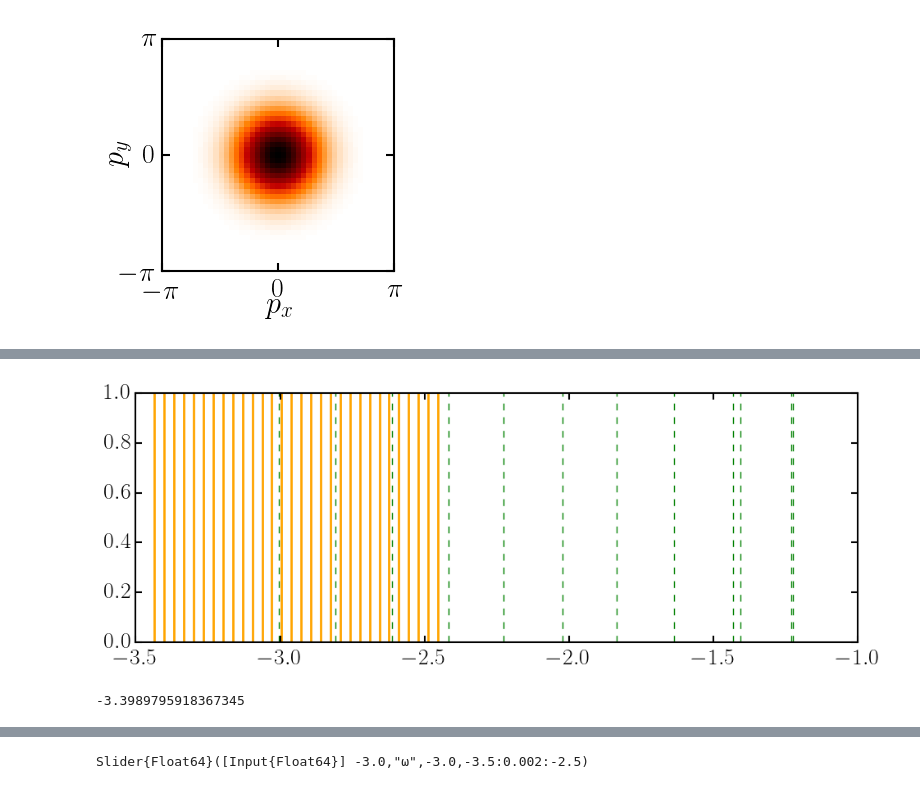
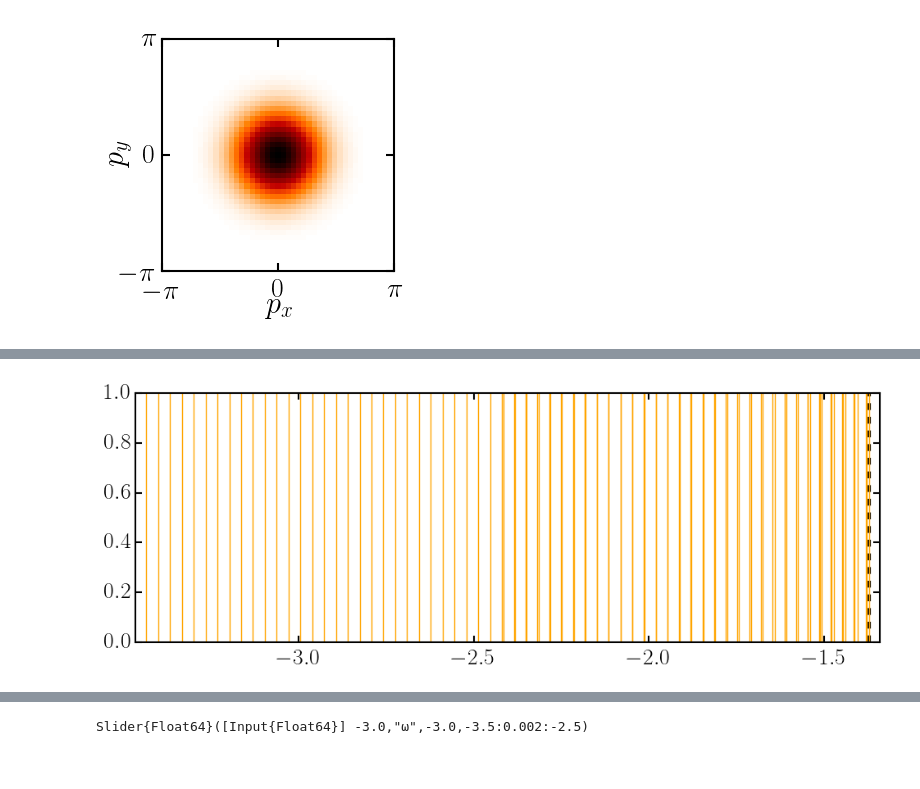
Before and after one commit to berceanu/topo-photon, a Jupyter notebook: anc/exploratory.ipynb, the cells around one changed output, grey strips where cells are left out. Cells and saved outputs as stored; diff of their text form; code cells hidden in the pictures.

```diff
--- a/anc/exploratory.ipynb
+++ b/anc/exploratory.ipynb
@@ -135,0 +99,2 @@ vert11 = real(eigs(M, nev=12, which=:SR, ritzvec=false)[1]);
+# %%
+exdef = BP.ExactStates(100, :symmetric);
@@ -136,21 +103,16 @@ vert11 = real(eigs(M, nev=12, which=:SR, ritzvec=false)[1]);
 # %%
-f, ax = plt.subplots(figsize=(10, 4))
+#f, ax = plt.subplots(figsize=(10, 4))
 
-for ω in vert45
-    ax[:axvline](x = ω, color="orange", linewidth="2")
-end
+#for ω in exdef.νs
+#    ax[:axvline](x = ω, color="orange", linewidth="2")
+#end
 
-for ω in vert11
-    ax[:axvline](x = ω, color="green", ls="dashed")
-end
+#for ω in exexp.νs
+#    ax[:axvline](x = ω, color="green", ls="dashed")
+#end
 
-#ax[:set_xlim](-3.5,-3)
+#ax[:set_xlim](-3.5,-1.5)
 
-
-plt.close(f)
+#plt.close(f)
-# %% [output]
-[figure, removed]
-# %%
-sp.νs[100]
-# %% [output]
--3.3989795918367345
+# %%
+β=99;
@@ -156,0 +121,14 @@ sp.νs[100]
+# %%
+f, ax = plt.subplots(figsize=(10, 4))
+
+ax[:axvline](x = exdef.νs[β+1], color="black", ls="dashed", linewidth="3")
+
+for ω in exdef.νs
+    ax[:axvline](x = ω, color="orange")
+end
+
+ax[:set_xlim](exdef.νs[1] - 0.03, exdef.νs[end] + 0.03)
+
+plt.close(f)
+# %% [output]
+[figure, added]
```
Also changed, not shown: parts of 46 cells of this notebook, 3 other files.
